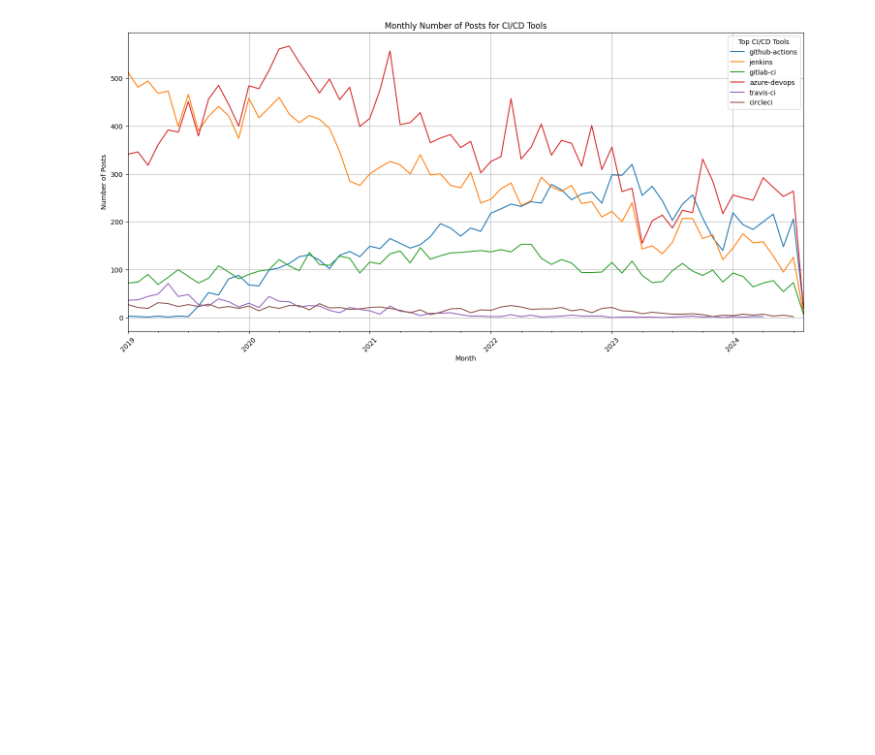
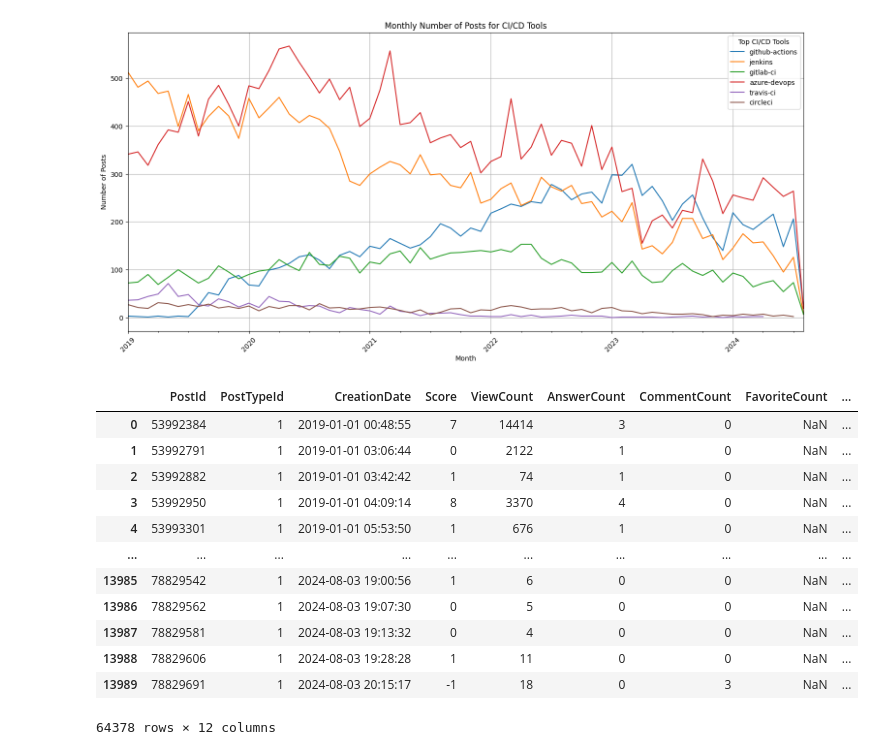
Before and after one commit to sandro-hernandez/GA_Developer_Needs_replication_package, a Jupyter notebook: RQ1_Relevance/ci_tools.ipynb, the cells around one changed output. Cells and saved outputs as stored; diff of their text form; code cells hidden in the pictures; blank space fills up the shorter version.

```diff
--- a/RQ1_Relevance/ci_tools.ipynb
+++ b/RQ1_Relevance/ci_tools.ipynb
@@ -90,9 +90,9 @@ import pandas as pd
 import matplotlib.pyplot as plt
 
 # Load the three datasets
-df_2019_2020 = pd.read_csv(f'..\RQ1_Relevance\data\cicd_tools_stackoverflow_2019_2020.csv')
-df_2021_2022 = pd.read_csv(f'..\RQ1_Relevance\data\cicd_tools_stackoverflow_2021_2022.csv')
-df_2023_2024 = pd.read_csv(f'..\RQ1_Relevance\data\cicd_tools_stackoverflow_2023_2024.csv')
+df_2019_2020 = pd.read_csv(f'..\RQ1_Relevance\data\cicd_tools_stackoverflow_2019_2021.csv')
+df_2021_2022 = pd.read_csv(f'..\RQ1_Relevance\data\cicd_tools_stackoverflow_2021_2023.csv')
+df_2023_2024 = pd.read_csv(f'..\RQ1_Relevance\data\cicd_tools_stackoverflow_2023_.csv')
 
 # Combine the datasets into a single DataFrame
 df = pd.concat([df_2019_2020, df_2021_2022, df_2023_2024])
@@ -216,3 +216,19 @@ azure-devops                  NaN          24620.0
 travis-ci                     NaN            940.0
 circleci                      NaN           1086.0
 [figure]
+# %%
+df
+# %% [output]
+|  | PostId | PostTypeId | CreationDate | Score | ViewCount | AnswerCount | CommentCount | FavoriteCount | ... |
+| 0 | 53992384 | 1 | 2019-01-01 00:48:55 | 7 | 14414 | 3 | 0 | NaN | ... |
+| 1 | 53992791 | 1 | 2019-01-01 03:06:44 | 0 | 2122 | 1 | 0 | NaN | ... |
+| 2 | 53992882 | 1 | 2019-01-01 03:42:42 | 1 | 74 | 1 | 0 | NaN | ... |
+| 3 | 53992950 | 1 | 2019-01-01 04:09:14 | 8 | 3370 | 4 | 0 | NaN | ... |
+| 4 | 53993301 | 1 | 2019-01-01 05:53:50 | 1 | 676 | 1 | 0 | NaN | ... |
+| ... | ... | ... | ... | ... | ... | ... | ... | ... | ... |
+| 13985 | 78829542 | 1 | 2024-08-03 19:00:56 | 1 | 6 | 0 | 0 | NaN | ... |
+| 13986 | 78829562 | 1 | 2024-08-03 19:07:30 | 0 | 5 | 0 | 0 | NaN | ... |
+| 13987 | 78829581 | 1 | 2024-08-03 19:13:32 | 0 | 4 | 0 | 0 | NaN | ... |
+| 13988 | 78829606 | 1 | 2024-08-03 19:28:28 | 1 | 11 | 0 | 0 | NaN | ... |
+| 13989 | 78829691 | 1 | 2024-08-03 20:15:17 | -1 | 18 | 0 | 3 | NaN | ... |
+64378 rows × 12 columns
```
Also changed, not shown: parts of 7 cells of this notebook, 12 other files.
